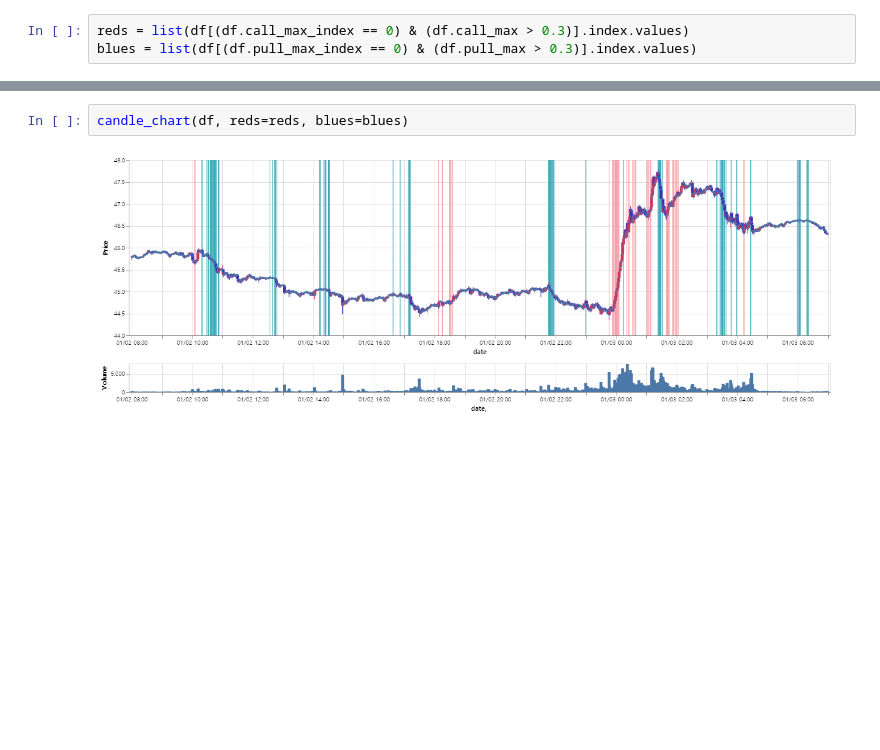
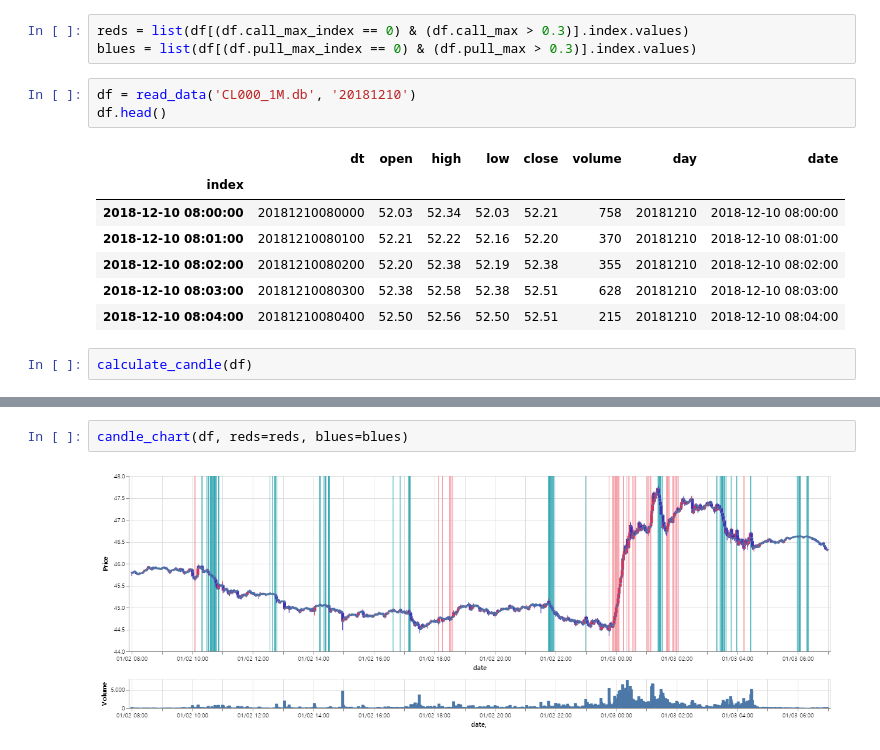
Before and after one commit to pickmoment/hero, a Jupyter notebook: db/work.ipynb, the cells around one changed output, grey strips where cells are left out. Drawn from its saved outputs; the diff is of its cells as text; blank space fills up the shorter version.

```diff
--- a/db/work.ipynb
+++ b/db/work.ipynb
@@ -126,3 +149,16 @@ df['pull_max'] =df[::-1]['pull'].rolling(60, min_periods=1).max()
 # %%
 reds = list(df[(df.call_max_index == 0) & (df.call_max > 0.3)].index.values)
 blues = list(df[(df.pull_max_index == 0) & (df.pull_max > 0.3)].index.values)
+# %%
+df = read_data('CL000_1M.db', '20181210')
+df.head()
+# %% [output]
+|  | dt | open | high | low | close | volume | day | date |
+| index |  |  |  |  |  |  |  |  |
+| 2018-12-10 08:00:00 | 20181210080000 | 52.03 | 52.34 | 52.03 | 52.21 | 758 | 20181210 | 2018-12-10 08:00:00 |
+| 2018-12-10 08:01:00 | 20181210080100 | 52.21 | 52.22 | 52.16 | 52.20 | 370 | 20181210 | 2018-12-10 08:01:00 |
+| 2018-12-10 08:02:00 | 20181210080200 | 52.20 | 52.38 | 52.19 | 52.38 | 355 | 20181210 | 2018-12-10 08:02:00 |
+| 2018-12-10 08:03:00 | 20181210080300 | 52.38 | 52.58 | 52.38 | 52.51 | 628 | 20181210 | 2018-12-10 08:03:00 |
+| 2018-12-10 08:04:00 | 20181210080400 | 52.50 | 52.56 | 52.50 | 52.51 | 215 | 20181210 | 2018-12-10 08:04:00 |
+# %%
+calculate_candle(df)
```
Also changed, not shown: parts of 6 cells of this notebook.
